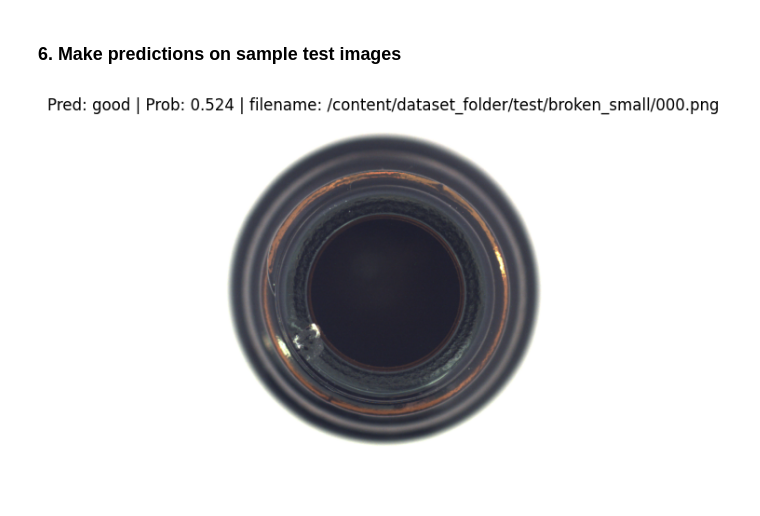
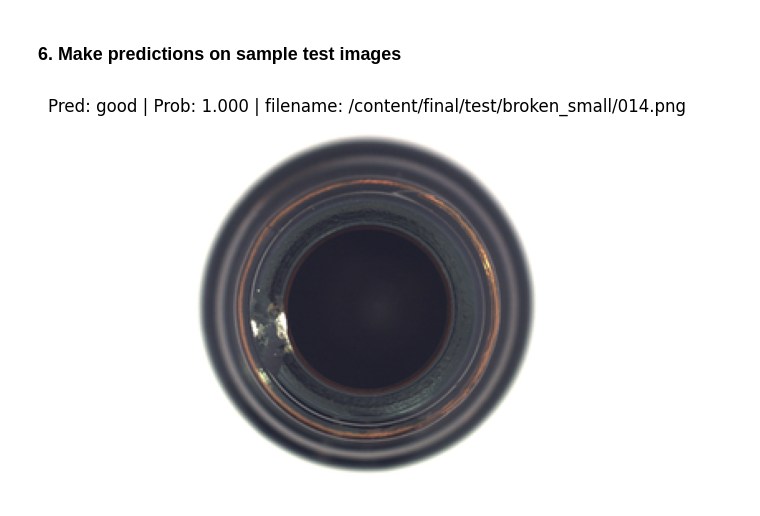
Before and after one commit to brahma1995/anomaly_detection, a Jupyter notebook: product_anomaly.ipynb, the cells around one changed output. Saved outputs shown, nothing was run; the diff lists cells and outputs as text; code cells hidden in the pictures.

```diff
--- a/product_anomaly.ipynb
+++ b/product_anomaly.ipynb
@@ -263,7 +279,7 @@ Augment Images
 ### 2. Create PyTorch data generators
 # %%
 from torch.utils.data import DataLoader, WeightedRandomSampler
-input_path = 'dataset_folder/'
+input_path = 'final/'
 normalize = transforms.Normalize(mean=[0.485, 0.456, 0.406],
                                  std=[0.229, 0.224, 0.225])
 
@@ -288,7 +304,7 @@ image_datasets = {
     'train':
     datasets.ImageFolder(input_path + 'train', data_transforms['train']),
     'validation':
-    datasets.ImageFolder(input_path + 'test', data_transforms['validation'])
+    datasets.ImageFolder(input_path + 'val', data_transforms['validation'])
 }
 print(image_datasets['train'].classes)
 class_sample_count = torch.tensor([len(np.where(np.array(image_datasets['train'].targets) == t)[0]) for t in range(len(image_datasets['train'].classes))])
@@ -301,11 +317,11 @@ sampler = WeightedRandomSampler(samples_weight, len(samples_weight), replacement
 dataloaders = {
     'train':
     torch.utils.data.DataLoader(image_datasets['train'],
-                                batch_size=32,
+                                batch_size=16,
                                 num_workers=0,sampler=sampler),  # for Kaggle
     'validation':
     torch.utils.data.DataLoader(image_datasets['validation'],
-                                batch_size=32,
+                                batch_size=16,
                                 shuffle=False,
                                 num_workers=0)  # for Kaggle
 }
@@ -508,12 +527,22 @@ Early stopping triggered. Training stopped.
 # %%
 torch.save(model_trained.state_dict(), 'models/pytorch/weights.h5')
 # %%
-model = models.resnet18(pretrained=False).to(device)
+model = models.resnet152(pretrained=False).to(device)
 for param in model.parameters():
     param.requires_grad = False
 model.fc = nn.Sequential( nn.Dropout(0.5),
                nn.Linear(model.fc.in_features, 4)).to(device)
 model.load_state_dict(torch.load('models/pytorch/weights.h5'))
+# model = models.efficientnet_b0(pretrained=False).to(device)
+
+# for param in model.parameters():
+#     param.requires_grad = False
+# model.classifier = torch.nn.Sequential(
+#     torch.nn.Dropout(p=0.2, inplace=True),
+#     torch.nn.Linear(in_features=1280,
+#                     out_features=4, # same number of output units as our number of classes
+#                     bias=True)).to(device)
+# model.load_state_dict(torch.load('models/pytorch/weights.h5'))
 # %% [output]
 <All keys matched successfully>
 # %% [markdown]
@@ -570,8 +599,8 @@ def pred_and_plot_image(model: torch.nn.Module,
 class_names=image_datasets['train'].classes
 # %%
  pred_and_plot_image(model=model,
-                        image_path="/content/dataset_folder/test/broken_small/000.png",
+                        image_path="/content/final/test/broken_small/014.png",
                         class_names=class_names,
                         image_size=(224, 224))
 # %% [output]
-[figure, old version]
+[figure, new version]
```
Also changed, not shown: parts of 18 cells of this notebook.
